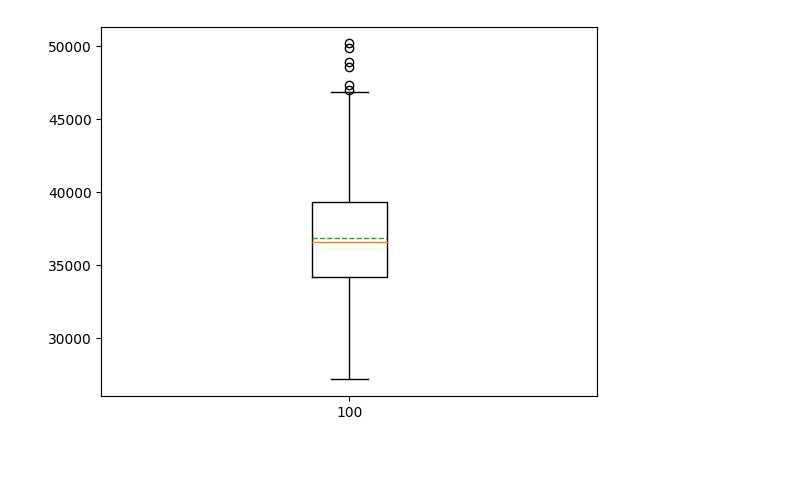
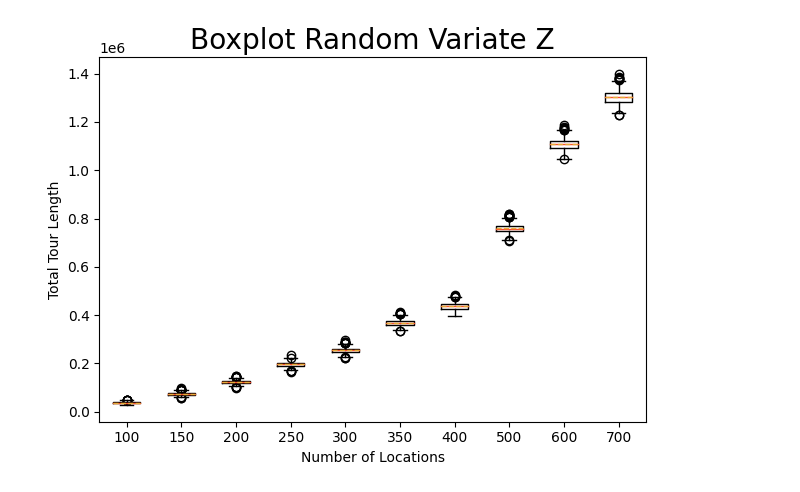
Before and after one commit to Graunarmin/AlgorithmEngineering_SS23, a Jupyter notebook: CVRP_py/analysis/boxplots.ipynb, the cells around one changed output. Cells and saved outputs as stored; diff of their text form; code cells hidden in the pictures; blank space fills up the shorter version.

Commit message:
add boxplots for 2 and 3

```diff
--- a/CVRP_py/analysis/boxplots.ipynb
+++ b/CVRP_py/analysis/boxplots.ipynb
@@ -1,20 +1,6 @@
 # %%
-from matplotlib import pyplot as plt
 import json
+import plotting as plt
 
-
-with open("../../data/results/solution-quality-test.json", 'r', encoding='utf-8') as file:
+with open("../../data/results/solution-quality.json", 'r', encoding='utf-8') as file:
     data_dict = json.load(file)
-
-x_values = data_dict["100"]["z_values"]
-plt.boxplot(x_values, showmeans=True, meanline=True, vert=True, labels=["100"])
-
-#plt.set_title("Boxplot")
-#plt.set_xlabel()
-#ax.set_ylabel("Total Tour Length")
-
-#plt.savefig(output_title)
-
-plt.show()
-# %% [output]
-[figure, removed]
@@ -20,0 +12,7 @@ plt.show()
+# %%
+x_values = [data_dict[x]["z_values"] for x in data_dict.keys()]
+x_labels = [str(x) for x in data_dict.keys()]
+
+plt.boxplot(x_values, x_labels, x_label="Number of Locations", y_label="Total Tour Length", title="Boxplot Random Variate Z")
+# %% [output]
+[figure, added]
```
Also changed, not shown: parts of 1 cell of this notebook, 5 other files.
